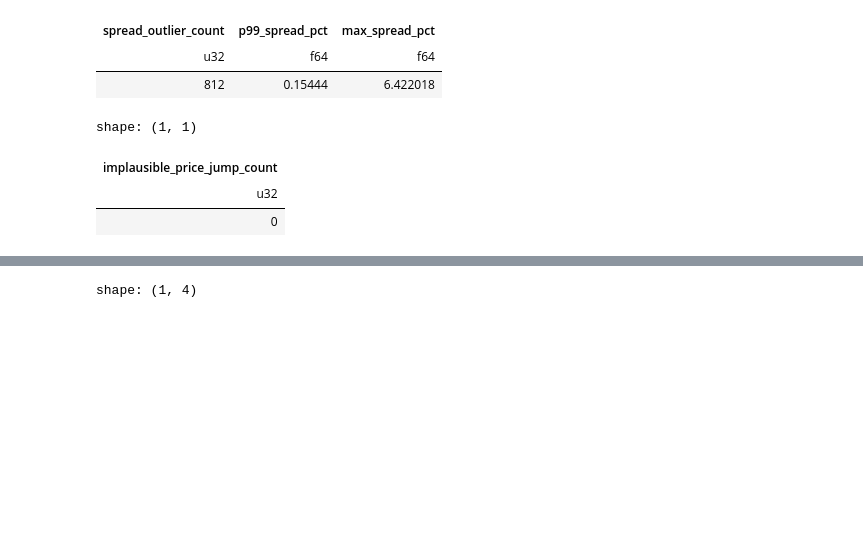
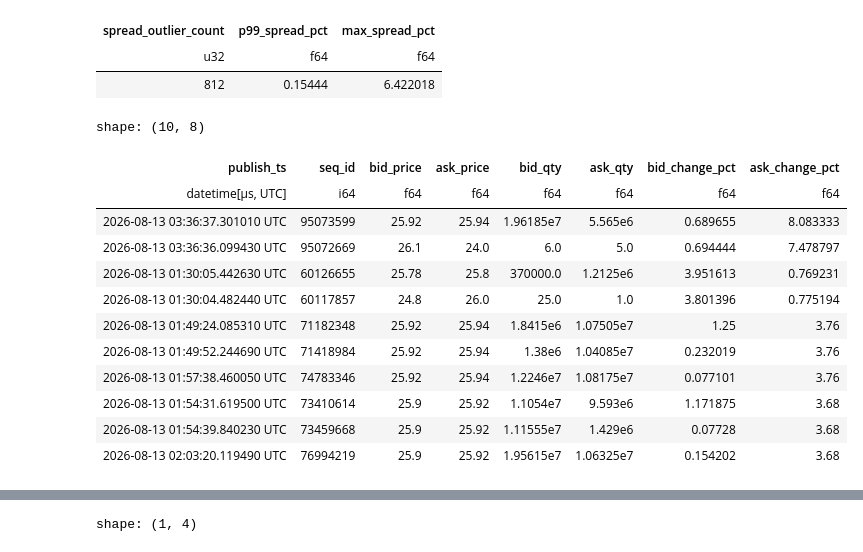
Before and after one commit to danielfilippi/lotech-dqwork, a Jupyter notebook: notebooks/a_topofbook_initial.ipynb, the cells around one changed output, grey strips where cells are left out. Drawn from its saved outputs; the diff is of its cells as text; code cells hidden in the pictures; blank space fills up the shorter version.

```diff
--- a/notebooks/a_topofbook_initial.ipynb
+++ b/notebooks/a_topofbook_initial.ipynb
@@ -69,0 +59,3 @@ Overall not enough evidence for duped data
+# %%
+df = df.with_columns(repeated_quote=pl.col("ingress_ts") > pl.col("ingress_ts").min().over(["instrument", "transaction_ts", "publish_ts", "bid_price", "bid_qty", "ask_price", "ask_qty"]))
+df.group_by(["instrument", "transaction_ts", "publish_ts", "bid_price", "bid_qty", "ask_price", "ask_qty"]).agg(pl.len(), pl.col("ingress_ts").min().alias("first_capture"), pl.col("ingress_ts").max().alias("last_capture")).filter(pl.col("last_capture") > pl.col("first_capture"))
@@ -83,0 +88,3 @@ Even after ordering by seq id. timestamps are not monotonic\
+# %%
+df = df.sort("seq_id").with_columns([(pl.col(c).diff().dt.total_microseconds() < 0).fill_null(False).alias(f"{c}_reversal") for c in ["ingress_ts", "transaction_ts", "publish_ts"]])
+df.sort("seq_id").select(pl.col(["ingress_ts", "transaction_ts", "publish_ts"]).diff().dt.total_microseconds()).unpivot(variable_name="clock", value_name="step_us").group_by("clock").agg((pl.col("step_us") < 0).sum().alias("reversals"), pl.col("step_us").filter(pl.col("step_us") < 0).min().abs().fill_null(0).alias("max_reversal_us"))
@@ -201,16 +222,23 @@ shape: (1, 3)
 | u32 | f64 | f64 |
 | 812 | 0.15444 | 6.422018 |
 # %%
-df = df.sort("seq_id").with_columns(
+df_moves = df.filter(~pl.col("repeated_quote")).sort(["publish_ts", "seq_id"]).with_columns(
     bid_change_pct=(pl.col("bid_price") / pl.col("bid_price").shift(1) - 1).abs() * 100,
     ask_change_pct=(pl.col("ask_price") / pl.col("ask_price").shift(1) - 1).abs() * 100,
 )
-df = df.with_columns(
-    implausible_price_jump=(pl.col("bid_change_pct") > 10) | (pl.col("ask_change_pct") > 10)
-)
-df.select(pl.col("implausible_price_jump").sum().alias("implausible_price_jump_count"))
+
+df_moves.sort(pl.max_horizontal("bid_change_pct", "ask_change_pct"), descending=True, nulls_last=True).select("publish_ts", "seq_id", "bid_price", "ask_price", "bid_qty", "ask_qty", "bid_change_pct", "ask_change_pct").head(10)
 # %% [output]
-shape: (1, 1)
+shape: (10, 8)
-| implausible_price_jump_count |
-| u32 |
-| 0 |
+| publish_ts | seq_id | bid_price | ask_price | bid_qty | ask_qty | bid_change_pct | ask_change_pct |
+| datetime[μs, UTC] | i64 | f64 | f64 | f64 | f64 | f64 | f64 |
+| 2026-08-13 03:36:37.301010 UTC | 95073599 | 25.92 | 25.94 | 1.96185e7 | 5.565e6 | 0.689655 | 8.083333 |
+| 2026-08-13 03:36:36.099430 UTC | 95072669 | 26.1 | 24.0 | 6.0 | 5.0 | 0.694444 | 7.478797 |
+| 2026-08-13 01:30:05.442630 UTC | 60126655 | 25.78 | 25.8 | 370000.0 | 1.2125e6 | 3.951613 | 0.769231 |
+| 2026-08-13 01:30:04.482440 UTC | 60117857 | 24.8 | 26.0 | 25.0 | 1.0 | 3.801396 | 0.775194 |
+| 2026-08-13 01:49:24.085310 UTC | 71182348 | 25.92 | 25.94 | 1.8415e6 | 1.07505e7 | 1.25 | 3.76 |
+| 2026-08-13 01:49:52.244690 UTC | 71418984 | 25.92 | 25.94 | 1.38e6 | 1.04085e7 | 0.232019 | 3.76 |
+| 2026-08-13 01:57:38.460050 UTC | 74783346 | 25.92 | 25.94 | 1.2246e7 | 1.08175e7 | 0.077101 | 3.76 |
+| 2026-08-13 01:54:31.619500 UTC | 73410614 | 25.9 | 25.92 | 1.1054e7 | 9.593e6 | 1.171875 | 3.68 |
+| 2026-08-13 01:54:39.840230 UTC | 73459668 | 25.9 | 25.92 | 1.11555e7 | 1.429e6 | 0.07728 | 3.68 |
+| 2026-08-13 02:03:20.119490 UTC | 76994219 | 25.9 | 25.92 | 1.95615e7 | 1.06325e7 | 0.154202 | 3.68 |
```
Also changed, not shown: parts of 17 cells of this notebook, 5 other files.
